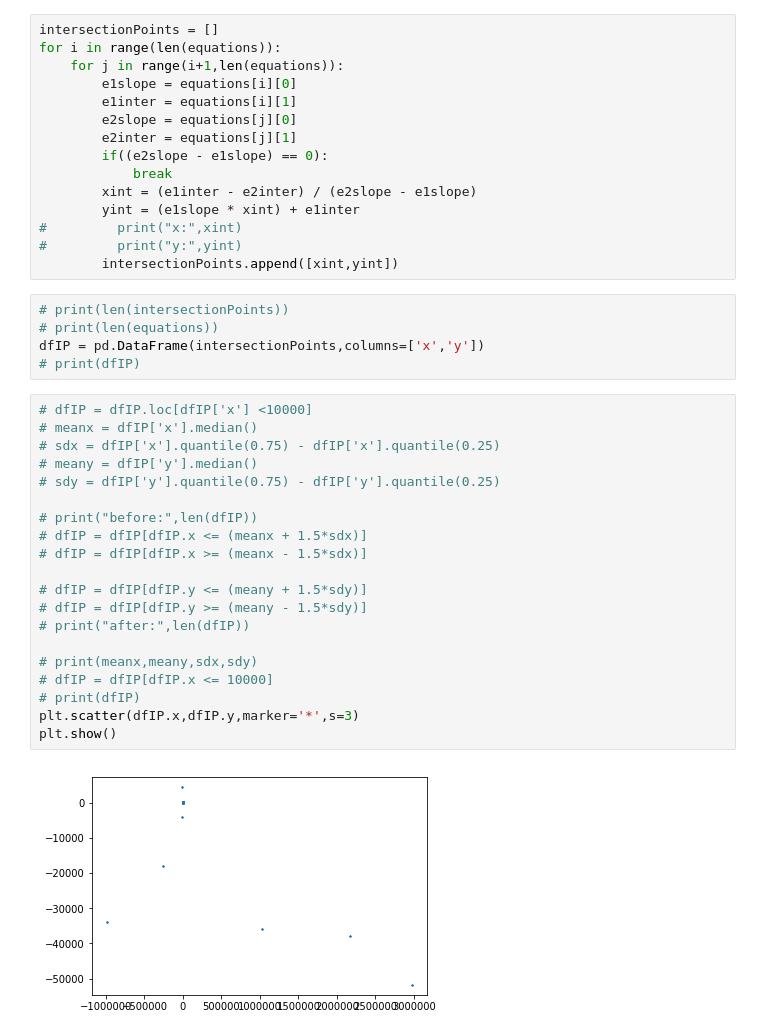
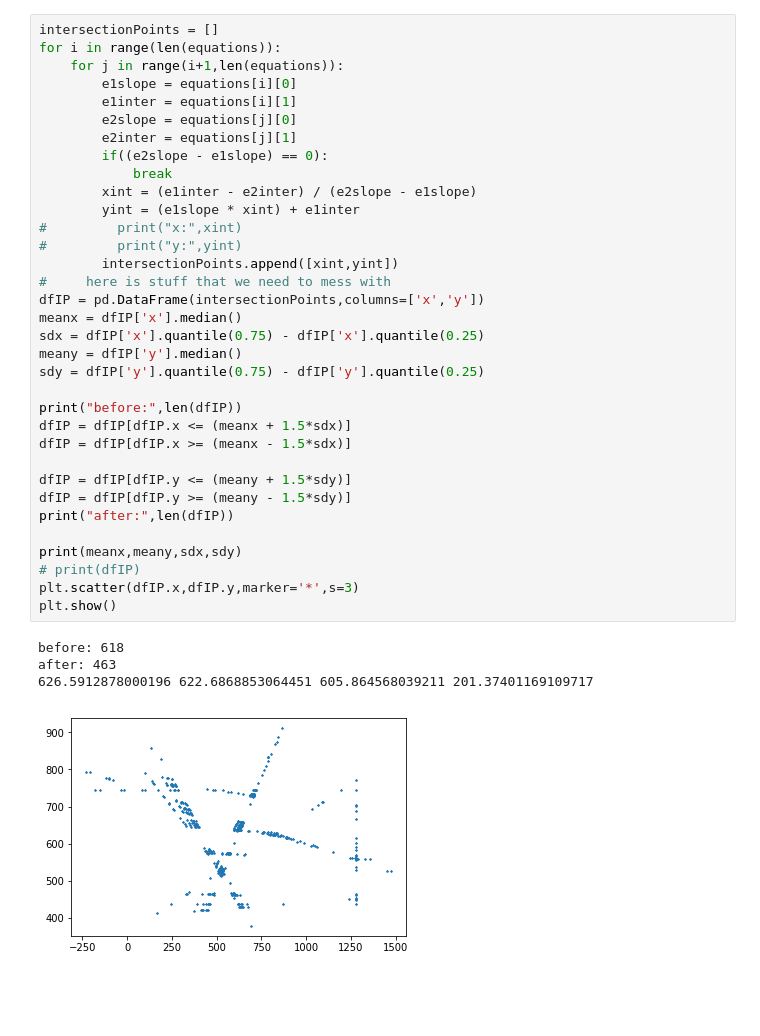
Before and after one commit to bakerscott/VB-Research, a Jupyter notebook: Jupyter/Cluster-Vanishing-Points.ipynb, the cells around one changed output. Drawn from its saved outputs; the diff is of its cells as text; blank space fills up the shorter version.

```diff
--- a/Jupyter/Cluster-Vanishing-Points.ipynb
+++ b/Jupyter/Cluster-Vanishing-Points.ipynb
@@ -80,42 +62,39 @@ plt.imshow(im2)
 # %%
 intersectionPoints = []
 for i in range(len(equations)):
     for j in range(i+1,len(equations)):
         e1slope = equations[i][0]
         e1inter = equations[i][1]
         e2slope = equations[j][0]
         e2inter = equations[j][1]
         if((e2slope - e1slope) == 0):
             break
         xint = (e1inter - e2inter) / (e2slope - e1slope)
         yint = (e1slope * xint) + e1inter
 #         print("x:",xint)
 #         print("y:",yint)
         intersectionPoints.append([xint,yint])
+#     here is stuff that we need to mess with
+dfIP = pd.DataFrame(intersectionPoints,columns=['x','y'])
+meanx = dfIP['x'].median()
+sdx = dfIP['x'].quantile(0.75) - dfIP['x'].quantile(0.25)
+meany = dfIP['y'].median()
+sdy = dfIP['y'].quantile(0.75) - dfIP['y'].quantile(0.25)
+
+print("before:",len(dfIP))
+dfIP = dfIP[dfIP.x <= (meanx + 1.5*sdx)]
+dfIP = dfIP[dfIP.x >= (meanx - 1.5*sdx)]
+
+dfIP = dfIP[dfIP.y <= (meany + 1.5*sdy)]
+dfIP = dfIP[dfIP.y >= (meany - 1.5*sdy)]
+print("after:",len(dfIP))
+
+print(meanx,meany,sdx,sdy)
+# print(dfIP)
+plt.scatter(dfIP.x,dfIP.y,marker='*',s=3)
+plt.show()
+# %% [output]
+before: 618
+after: 463
+626.5912878000196 622.6868853064451 605.864568039211 201.37401169109717
+[figure, added]
-# %%
-# print(len(intersectionPoints))
-# print(len(equations))
-dfIP = pd.DataFrame(intersectionPoints,columns=['x','y'])
-# print(dfIP)
-# %%
-# dfIP = dfIP.loc[dfIP['x'] <10000]
-# meanx = dfIP['x'].median()
-# sdx = dfIP['x'].quantile(0.75) - dfIP['x'].quantile(0.25)
-# meany = dfIP['y'].median()
-# sdy = dfIP['y'].quantile(0.75) - dfIP['y'].quantile(0.25)
-
-# print("before:",len(dfIP))
-# dfIP = dfIP[dfIP.x <= (meanx + 1.5*sdx)]
-# dfIP = dfIP[dfIP.x >= (meanx - 1.5*sdx)]
-
-# dfIP = dfIP[dfIP.y <= (meany + 1.5*sdy)]
-# dfIP = dfIP[dfIP.y >= (meany - 1.5*sdy)]
-# print("after:",len(dfIP))
-
-# print(meanx,meany,sdx,sdy)
-# dfIP = dfIP[dfIP.x <= 10000]
-# print(dfIP)
-plt.scatter(dfIP.x,dfIP.y,marker='*',s=3)
-plt.show()
-# %% [output]
-[figure, removed]
```
Also changed, not shown: parts of 12 cells of this notebook.
